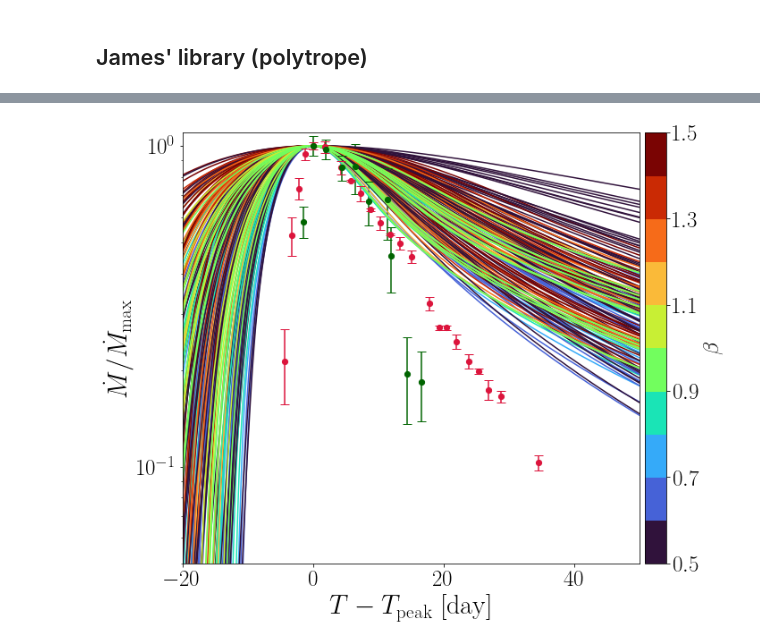
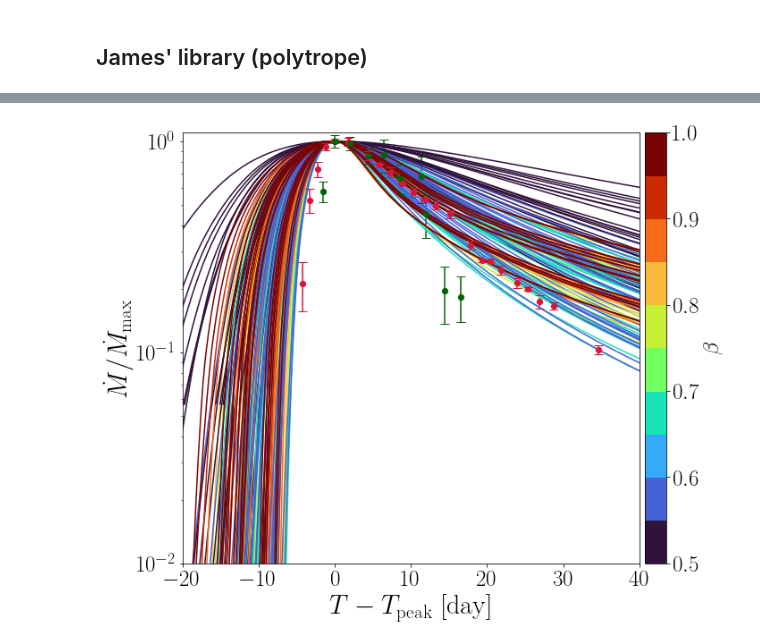
Before and after one commit to slowdivePTG/ASASSN-14ko, a Jupyter notebook: Visualization/Phase Space.ipynb, the cells around one changed output, grey strips where cells are left out. Drawn from its saved outputs; the diff is of its cells as text; code cells hidden in the pictures.

```diff
--- a/Visualization/Phase Space.ipynb
+++ b/Visualization/Phase Space.ipynb
@@ -312,8 +309,8 @@ plt.figure(figsize=(10, 8))
 Age = ['0.0', '0.445', '1.0']
 Input = '../../STARS_library/input/'
 
-cmap = cm.get_cmap('RdYlBu', 5)
-betac = 1.5
+cmap = cm.get_cmap('RdYlBu_r', 5)
+betac = 1.0
 beta0 = 0.5
 for Dir in os.listdir(Input):
     for f in os.listdir(Input + Dir):
@@ -332,7 +329,7 @@ for Dir in os.listdir(Input):
                 tde.dmdt / tde.dmdt.max(),
                 color=cmap((beta - beta0) / (betac - beta0)),
                 #alpha=0.7,
-                linewidth=1)
+                linewidth=2.5)
     '''plt.text(x=tde.T[np.argmax(tde.dmdt)] / Tpeak0,
              y=tde.dmdt.max() / dmdt0 * 1.05,
              s=s,
@@ -343,15 +340,15 @@ sm = plt.cm.ScalarMappable(cmap=cmap,
                            norm=plt.Normalize(vmin=beta0, vmax=betac))
 cbar = plt.colorbar(sm, pad=0.01)
 cbar.ax.tick_params(labelsize=25)
-cbar.set_ticks(np.linspace(0.5, 1.5, 6))
-cbar.set_label(r'$\beta$', fontsize=25)
+cbar.set_ticks(np.linspace(beta0, betac, 6))
+cbar.set_label(r'$\beta$', fontsize=30)
 
 plt.ylabel('$\dot M/\dot M_\mathrm{max}$', fontsize=30)
 plt.xlabel('$T-T_\mathrm{peak}\ [\mathrm{day}]$', fontsize=30)
 plt.gca().tick_params(labelsize=25)
 plt.tight_layout()
-plt.xlim(-20, 50)
-plt.ylim(5e-2, 1.1e0)
+plt.xlim(-20, 40)
+plt.ylim(1e-2, 1.1e0)
 #plt.legend(prop={'size': 25})
 #plt.xscale('log')
 plt.yscale('log')
@@ -398,27 +466,30 @@ for Dir in os.listdir(Input):
         beta = float(f[:-4])
         if beta <= betac:
             ms, rs, rhoc_rho = mesa_param(Dir)
-            tde = TDE(Ecc=P2Ecc(114.2 * u.day, M=ms, R=rs, beta=beta),
+            tde = TDE(Ecc=1,
                       beta=beta,
                       file=f,
                       DIR=Input + Dir + '/',
                       ms=ms,
                       rs=rs,
-                      q=10**7.86)
+                      q=10**6)
             plt.plot(tde.T - tde.Tpeak,
                      tde.dmdt / tde.dmdt.max(),
                      color=cmap(np.log10(rhoc_rho / 2) / np.log10(1000)),
-                     linewidth=1)
+                     linewidth=2.5)
 
 sm = plt.cm.ScalarMappable(cmap=cmap, norm=plt.Normalize(vmin=0, vmax=1))
 cbar = plt.colorbar(sm, pad=0.01)
+cbar.ax.tick_params(labelsize=25)
+cbar.set_ticks(np.linspace(0, 1, 6))
+cbar.set_label(r'$\rho_c/\bar\rho$', fontsize=30)
 
 plt.ylabel('$\dot M/\dot M_\mathrm{max}$', fontsize=30)
 plt.xlabel('$T-T_\mathrm{peak}\ [\mathrm{day}]$', fontsize=30)
 plt.gca().tick_params(labelsize=25)
 plt.tight_layout()
-plt.xlim(-20, 50)
-plt.ylim(5e-2, 1.1e0)
+plt.xlim(-20, 40)
+plt.ylim(1e-2, 1.1e0)
 #plt.legend(prop={'size': 25})
 #plt.xscale('log')
 plt.yscale('log')
@@ -561,7 +566,7 @@ def RS(Mstar):
 # %%
 def James_library(Dir, q=1e6, Period=114.2):
     Ms = np.logspace(-1, 1, 11) * u.Msun
-    betac = 1.5
+    betac = 1.0
     beta0 = 0.5
     plt.figure(figsize=(10, 8))
 
@@ -600,8 +605,8 @@ def James_library(Dir, q=1e6, Period=114.2):
                                norm=plt.Normalize(vmin=beta0, vmax=betac))
     cbar = plt.colorbar(sm, pad=0.01)
     cbar.ax.tick_params(labelsize=25)
-    cbar.set_ticks(np.linspace(0.5, 1.5, 6))
-    cbar.set_label(r'$\beta$', fontsize=25)
+    cbar.set_ticks(np.linspace(beta0, betac, 6))
+    cbar.set_label(r'$\beta$', fontsize=30)
 
     plt.errorbar(TESS_tscale,
                  TESS_dmdtscale,
@@ -626,8 +631,8 @@ def James_library(Dir, q=1e6, Period=114.2):
     plt.xlabel('$T-T_\mathrm{peak}\ [\mathrm{day}]$', fontsize=30)
     plt.gca().tick_params(labelsize=25)
     plt.tight_layout()
-    plt.xlim(-20, 50)
-    plt.ylim(5e-2, 1.1e0)
+    plt.xlim(-20, 40)
+    plt.ylim(1e-2, 1.1e0)
 # %%
 James_library('../../MOSFiT/mosfit/models/tde/data/4-3/', q=10**7.86)
 # %% [output]
@@ -643,4 +648,4 @@ James_library('../../MOSFiT/mosfit/models/tde/data/5-3/', q=10**7.86)
 # %%
-James_library('../../MOSFiT/mosfit/models/tde/data/5-3/', Period=1e20)
+James_library('../../MOSFiT/mosfit/models/tde/data/5-3/', Period=1e20, q=3e5)
 # %% [output]
-[figure, old version]
+[figure, new version]
```
Also changed, not shown: parts of 10 cells of this notebook.
